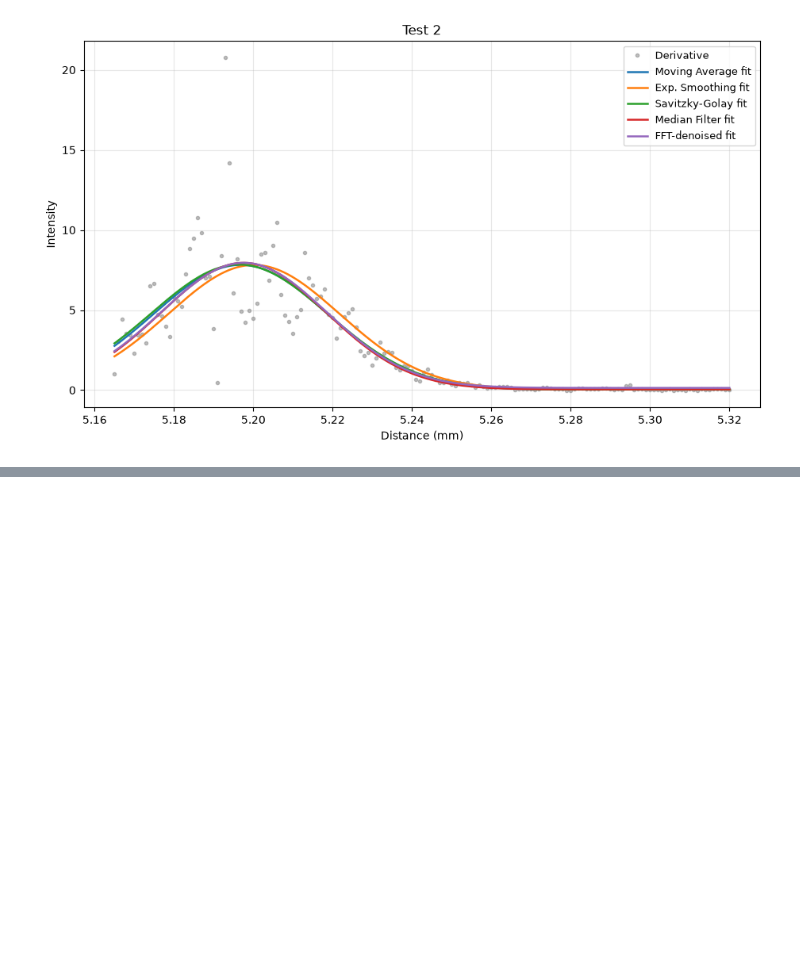
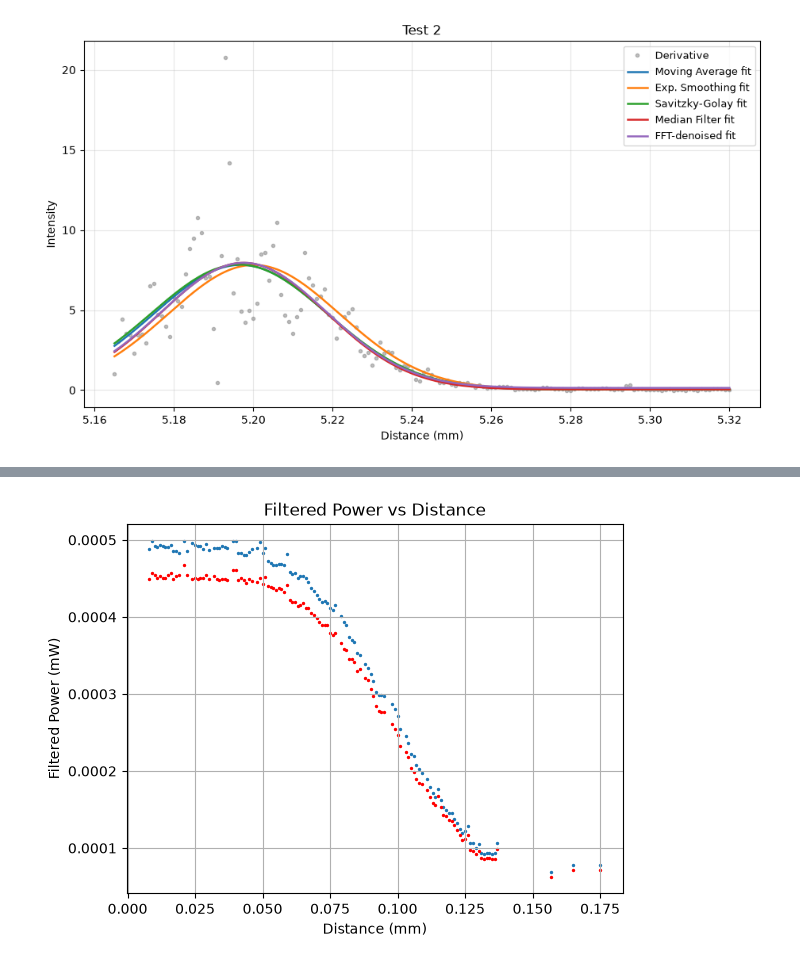
Before and after one commit to TyGuy-5/UAF-LiDaR, a Jupyter notebook: Lab_Work/razor_data_notebook.ipynb, the cells around one changed output, grey strips where cells are left out. Cells and saved outputs as stored; diff of their text form; code cells hidden in the pictures; blank space fills up the shorter version.

```diff
--- a/Lab_Work/razor_data_notebook.ipynb
+++ b/Lab_Work/razor_data_notebook.ipynb
@@ -483,0 +523,18 @@ FFT-denoised               41.69 +/-  0.57          5.1976
+# %%
+plt.scatter(df3_clean['Distance (mm)'], df3_clean['Power (mW)'],s=2)
+
+plt.title('Power vs Distance')
+plt.xlabel('Distance (mm)')
+plt.ylabel('Power (mW)')
+plt.grid(True)
+
+plt.scatter(df3_clean['Distance (mm)'], df3_clean['Power (mW)  filtered'],s=2, color='red')
+
+plt.title('Filtered Power vs Distance')
+plt.xlabel('Distance (mm)')
+plt.ylabel('Filtered Power (mW)')
+plt.grid(True)
+
+plt.show()
+# %% [output]
+[figure, added]
```
Also changed, not shown: parts of 10 cells of this notebook, 3 other files.
